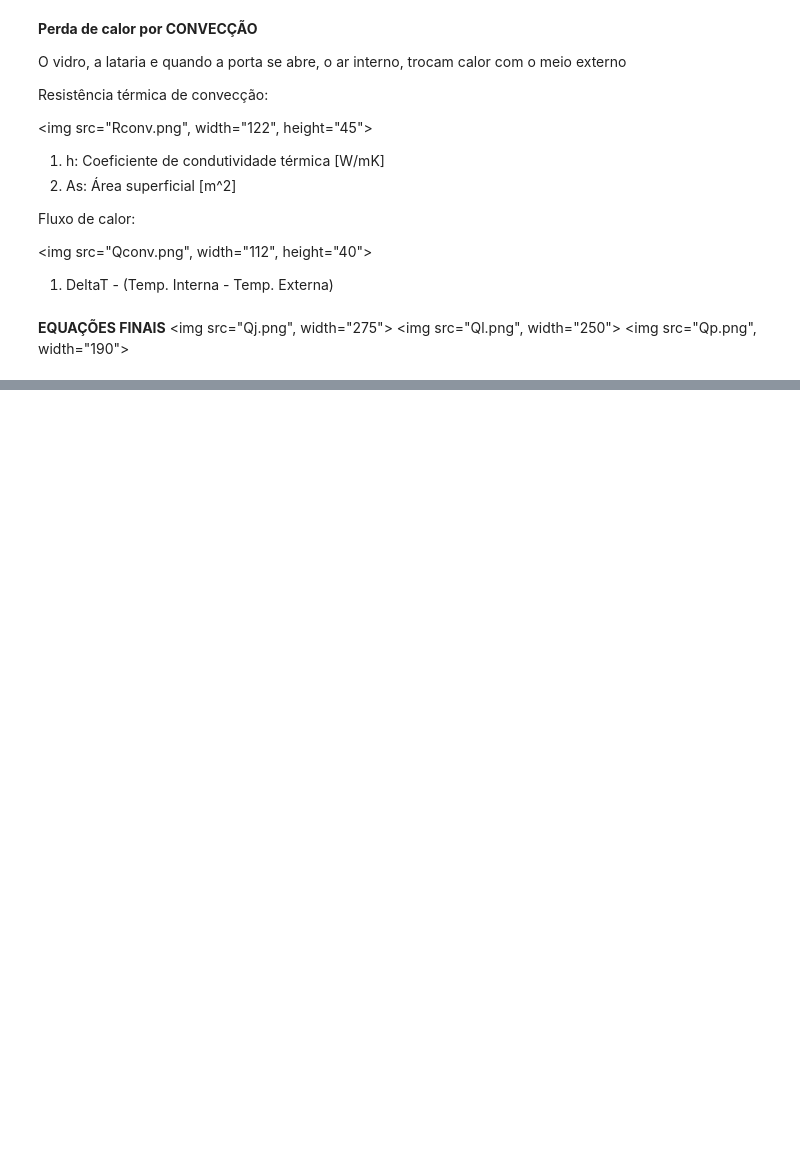
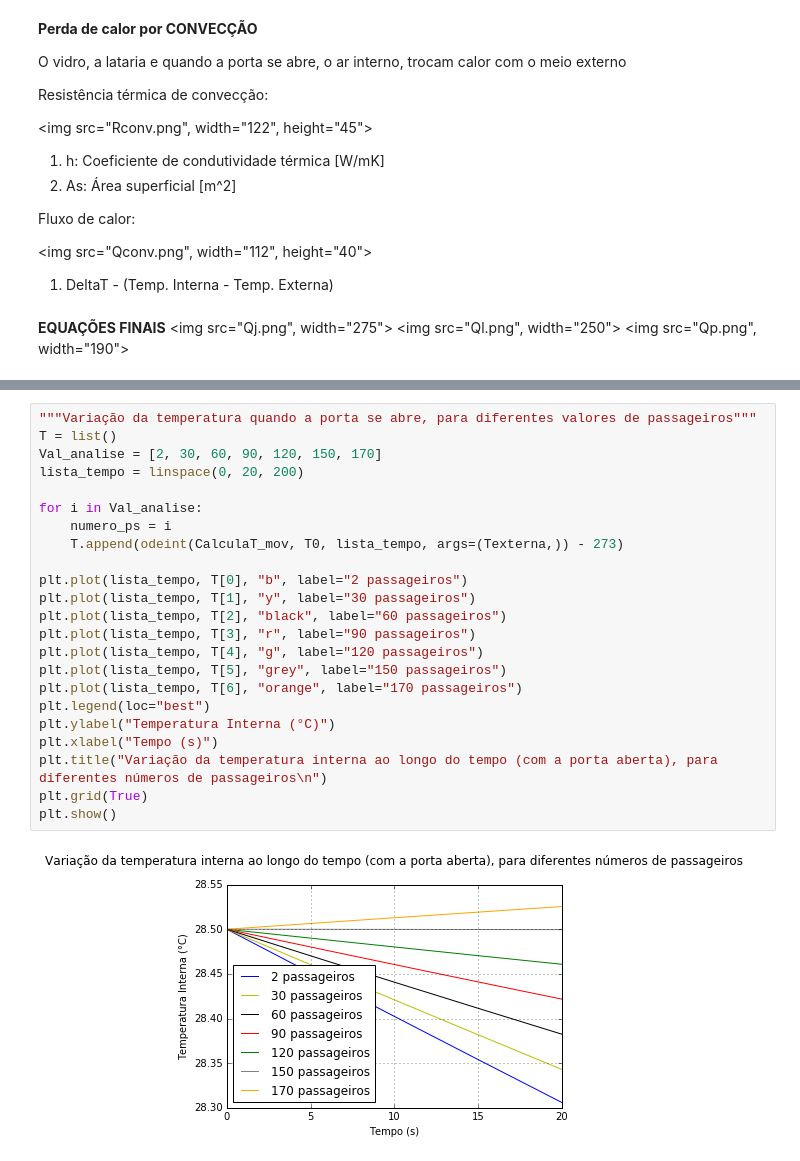
Before and after one commit to lucasfontenla/Projeto2_ModSim_BUS, a Jupyter notebook: Projeto 2 - Ônibus.ipynb, the cells around one changed output, grey strips where cells are left out. Saved outputs shown, nothing was run; the diff lists cells and outputs as text; blank space fills up the shorter version.

```diff
--- a/Projeto 2 - Ônibus.ipynb
+++ b/Projeto 2 - Ônibus.ipynb
@@ -211,0 +186,25 @@ plt.show()
+# %%
+"""Variação da temperatura quando a porta se abre, para diferentes valores de passageiros"""
+T = list()
+Val_analise = [2, 30, 60, 90, 120, 150, 170]
+lista_tempo = linspace(0, 20, 200)
+
+for i in Val_analise:
+    numero_ps = i
+    T.append(odeint(CalculaT_mov, T0, lista_tempo, args=(Texterna,)) - 273)
+
+plt.plot(lista_tempo, T[0], "b", label="2 passageiros")
+plt.plot(lista_tempo, T[1], "y", label="30 passageiros")
+plt.plot(lista_tempo, T[2], "black", label="60 passageiros")
+plt.plot(lista_tempo, T[3], "r", label="90 passageiros")
+plt.plot(lista_tempo, T[4], "g", label="120 passageiros")
+plt.plot(lista_tempo, T[5], "grey", label="150 passageiros")
+plt.plot(lista_tempo, T[6], "orange", label="170 passageiros")
+plt.legend(loc="best")
+plt.ylabel("Temperatura Interna (°C)")
+plt.xlabel("Tempo (s)")
+plt.title("Variação da temperatura interna ao longo do tempo (com a porta aberta), para diferentes números de passageiros\n")
+plt.grid(True)
+plt.show()
+# %% [output]
+[figure, added]
```
Also changed, not shown: parts of 18 cells of this notebook.
